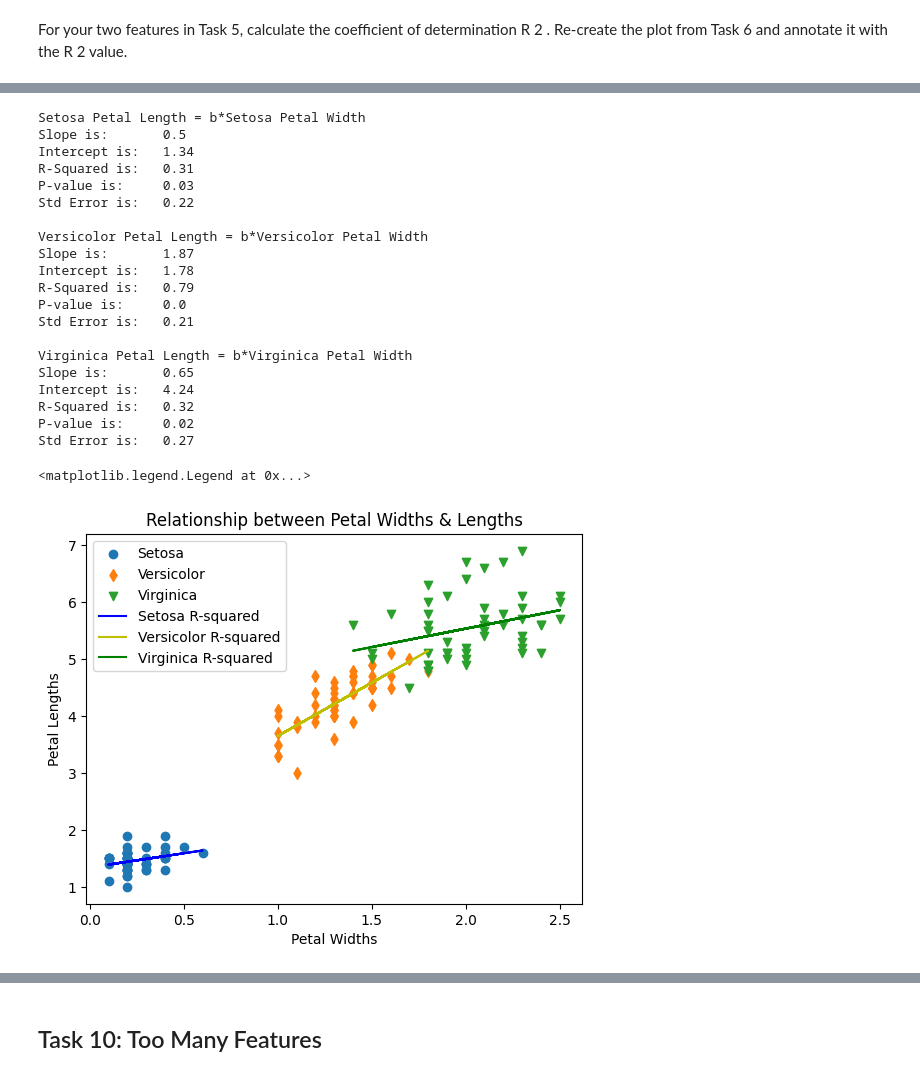
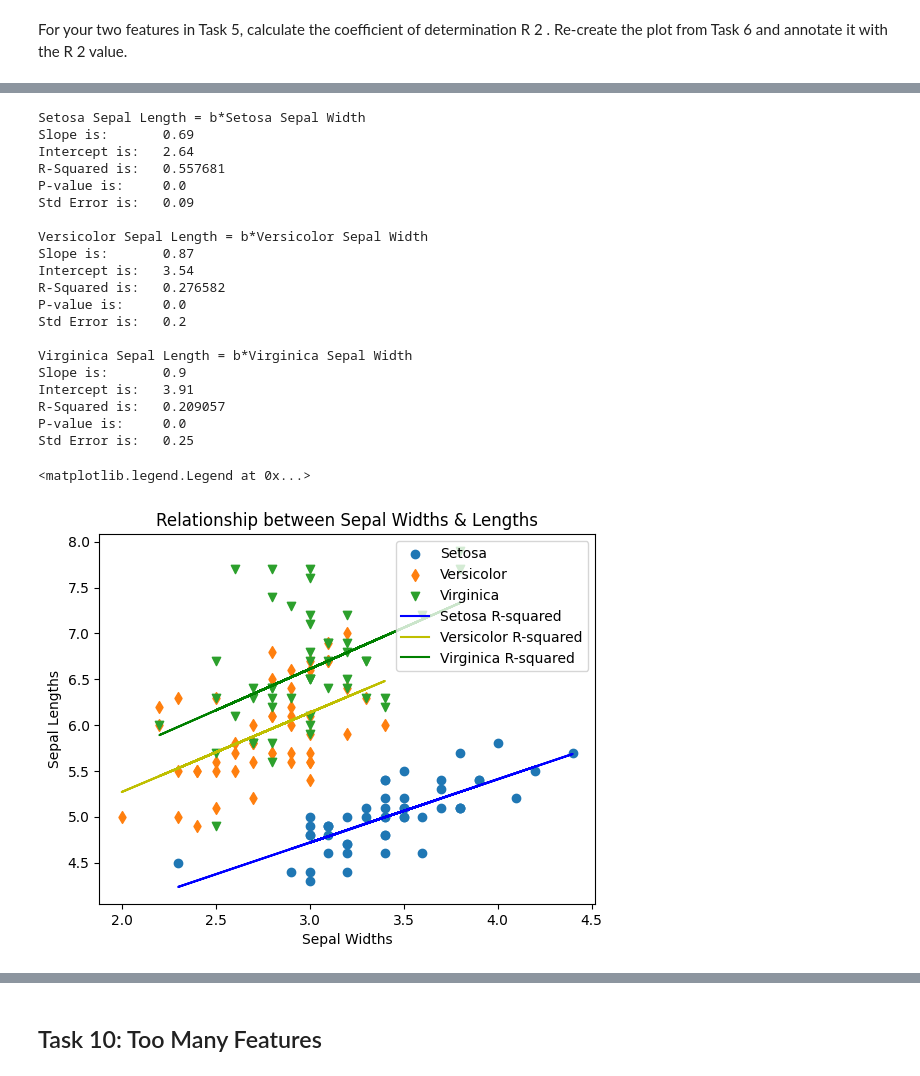
Before and after one commit to callagg2/principles_of_data_analytics, a Jupyter notebook: assessment/tasks.ipynb, the cells around one changed output, grey strips where cells are left out. Drawn from its saved outputs; the diff is of its cells as text; code cells hidden in the pictures.

```diff
--- a/assessment/tasks.ipynb
+++ b/assessment/tasks.ipynb
@@ -964,65 +1103,65 @@ Re-create the plot from Task 6 and annotate it with the R 2 value.
 # %%
 #****************************************************************************************************************************
-#******************************** R-Squared ********************************************************************************
+#******************************** R-Squared for Sepals ********************************************************************************
 #****************************************************************************************************************************
 
 # Using the linear regression model approach as seen here https://stackoverflow.com/questions/28753502/scipy-stats-linregress-get-p-value-of-intercept
 # and https://docs.scipy.org/doc/scipy/reference/generated/scipy.stats.linregress.html
 # must be in the form of linregress(x variable, y=variable)
 
 fig, ax = plt.subplots()
 
 #Scatter plot
-ax.scatter(setosa_petal_width,setosa_petal_length, marker="o",label="Setosa")
-ax.scatter(versicolor_petal_width,versicolor_petal_length,marker="d", label="Versicolor")
-ax.scatter(virginica_petal_width,virginica_petal_length,marker="v", label="Virginica")
+ax.scatter(setosa_sepal_width,setosa_sepal_length, marker="o",label="Setosa")
+ax.scatter(versicolor_sepal_width,versicolor_sepal_length,marker="d", label="Versicolor")
+ax.scatter(virginica_sepal_width,virginica_sepal_length,marker="v", label="Virginica")
 
-#plt.plot(setosa_petal_width, setosa_petal_length, 'o', label='original data')
-#plt.plot(versicolor_petal_width, versicolor_petal_length, 'o', label='original data')
-#plt.plot(virginica_petal_width, virginica_petal_length, 'o', label='original data')
+#plt.plot(setosa_sepal_width, setosa_sepal_length, 'o', label='original data')
+#plt.plot(versicolor_sepal_width, versicolor_sepal_length, 'd', label='original data')
+#plt.plot(virginica_sepal_width, virginica_sepal_length, 'o', label='original data')
 
-results_setosa_petal = stats.linregress(setosa_petal_width, setosa_petal_length)
-#slope, intercept, r_value, p_value, std_err = stats.linregress(setosa_petal_width, setosa_petal_length)
-print(f"Setosa Petal Length = b*Setosa Petal Width\nSlope is:\t{round(results_setosa_petal.slope,2)}\nIntercept is:\t{round(results_setosa_petal.intercept,2)}\nR-Squared is:\t{round(results_setosa_petal.rvalue,2)}\nP-value is:\t{round(results_setosa_petal.pvalue,2)}\nStd Error is:\t{round(results_setosa_petal.stderr,2)}")
-plt.plot(setosa_petal_width, results_setosa_petal.intercept + results_setosa_petal.slope*setosa_petal_width, 'b', label='Setosa R-squared')
+fit_setosa_sepal = sp.stats.linregress(setosa_sepal_width, setosa_sepal_length)
+print(f"\nSetosa Sepal Length = b*Setosa Sepal Width\nSlope is:\t{round(fit_setosa_sepal.slope,2)}\nIntercept is:\t{round(fit_setosa_sepal.intercept,2)}\nR-Squared is:\t{round(fit_setosa_sepal.rvalue**2,6)}\nP-value is:\t{round(fit_setosa_sepal.pvalue,2)}\nStd Error is:\t{round(fit_setosa_sepal.stderr,2)}")
+plt.plot(setosa_sepal_width, fit_setosa_sepal.intercept + fit_setosa_sepal.slope*setosa_sepal_width, 'b', label='Setosa R-squared')
 
-results_versicolor_petal = stats.linregress(versicolor_petal_width, versicolor_petal_length)
-print(f"\nVersicolor Petal Length = b*Versicolor Petal Width\nSlope is:\t{round(results_versicolor_petal.slope,2)}\nIntercept is:\t{round(results_versicolor_petal.intercept,2)}\nR-Squared is:\t{round(results_versicolor_petal.rvalue,2)}\nP-value is:\t{round(results_versicolor_petal.pvalue,2)}\nStd Error is:\t{round(results_versicolor_petal.stderr,2)}")
-plt.plot(versicolor_petal_width, results_versicolor_petal.intercept + results_versicolor_petal.slope*versicolor_petal_width, 'y', label='Versicolor R-squared')
+fit_versicolor_sepal = sp.stats.linregress(versicolor_sepal_width, versicolor_sepal_length)
+print(f"\nVersicolor Sepal Length = b*Versicolor Sepal Width\nSlope is:\t{round(fit_versicolor_sepal.slope,2)}\nIntercept is:\t{round(fit_versicolor_sepal.intercept,2)}\nR-Squared is:\t{round(fit_versicolor_sepal.rvalue**2,6)}\nP-value is:\t{round(fit_versicolor_sepal.pvalue,2)}\nStd Error is:\t{round(fit_versicolor_sepal.stderr,2)}")
+plt.plot(versicolor_sepal_width, fit_versicolor_sepal.intercept + fit_versicolor_sepal.slope*versicolor_sepal_width, 'y', label='Versicolor R-squared')
 
-results_virginica_petal = stats.linregress(virginica_petal_width, virginica_petal_length)
-print(f"\nVirginica Petal Length = b*Virginica Petal Width\nSlope is:\t{round(results_virginica_petal.slope,2)}\nIntercept is:\t{round(results_virginica_petal.intercept,2)}\nR-Squared is:\t{round(results_virginica_petal.rvalue,2)}\nP-value is:\t{round(results_virginica_petal.pvalue,2)}\nStd Error is:\t{round(results_virginica_petal.stderr,2)}")
-plt.plot(virginica_petal_width, results_virginica_petal.intercept + results_virginica_petal.slope*virginica_petal_width, 'g', label='Virginica R-squared')
+fit_virginica_sepal = sp.stats.linregress(virginica_sepal_width, virginica_sepal_length)
+print(f"\nVirginica Sepal Length = b*Virginica Sepal Width\nSlope is:\t{round(fit_virginica_sepal.slope,2)}\nIntercept is:\t{round(fit_virginica_sepal.intercept,2)}\nR-Squared is:\t{round(fit_virginica_sepal.rvalue**2,6)}\nP-value is:\t{round(fit_virginica_sepal.pvalue,2)}\nStd Error is:\t{round(fit_virginica_sepal.stderr,2)}")
+plt.plot(virginica_sepal_width, fit_virginica_sepal.intercept + fit_virginica_sepal.slope*virginica_sepal_width, 'g', label='Virginica R-squared')
 
 #Labels
-ax.set_xlabel("Petal Widths")
-ax.set_ylabel("Petal Lengths")
+ax.set_xlabel("Sepal Widths")
+ax.set_ylabel("Sepal Lengths")
+ax.legend()
 
-plt.title("Relationship between Petal Widths & Lengths")
+plt.title("Relationship between Sepal Widths & Lengths")
 plt.legend()
-#plt.savefig("Fitted_Line_on_petal_length_vs_petal_width.png")
+#plt.savefig("Fitted_Line_on_sepal_length_vs_sepal_width.png")
 # %% [output]
-Setosa Petal Length = b*Setosa Petal Width
-Slope is:       0.5
-Intercept is:   1.34
-R-Squared is:   0.31
-P-value is:     0.03
-Std Error is:   0.22
+Setosa Sepal Length = b*Setosa Sepal Width
+Slope is:       0.69
+Intercept is:   2.64
+R-Squared is:   0.557681
+P-value is:     0.0
+Std Error is:   0.09
 
-Versicolor Petal Length = b*Versicolor Petal Width
-Slope is:       1.87
-Intercept is:   1.78
-R-Squared is:   0.79
+Versicolor Sepal Length = b*Versicolor Sepal Width
+Slope is:       0.87
+Intercept is:   3.54
+R-Squared is:   0.276582
 P-value is:     0.0
-Std Error is:   0.21
+Std Error is:   0.2
 
-Virginica Petal Length = b*Virginica Petal Width
-Slope is:       0.65
-Intercept is:   4.24
-R-Squared is:   0.32
-P-value is:     0.02
-Std Error is:   0.27
+Virginica Sepal Length = b*Virginica Sepal Width
+Slope is:       0.9
+Intercept is:   3.91
+R-Squared is:   0.209057
+P-value is:     0.0
+Std Error is:   0.25
 <matplotlib.legend.Legend at 0x...>
-[figure, old version]
+[figure, new version]
 # %% [markdown]
 These slopes and intercepts match what we found earlier with polyfit and a fitted line. They also visually look correct.
```
Also changed, not shown: parts of 14 cells of this notebook.
